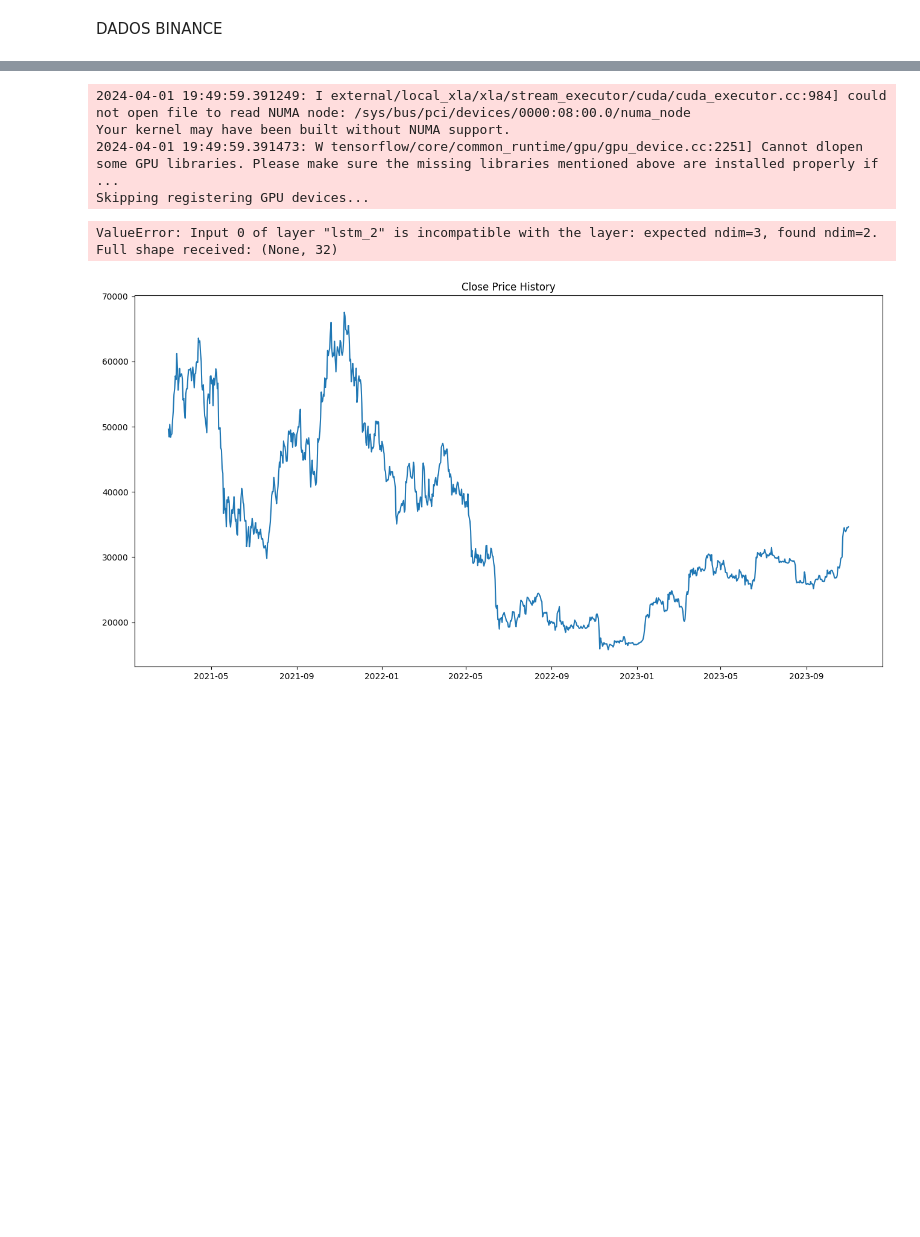
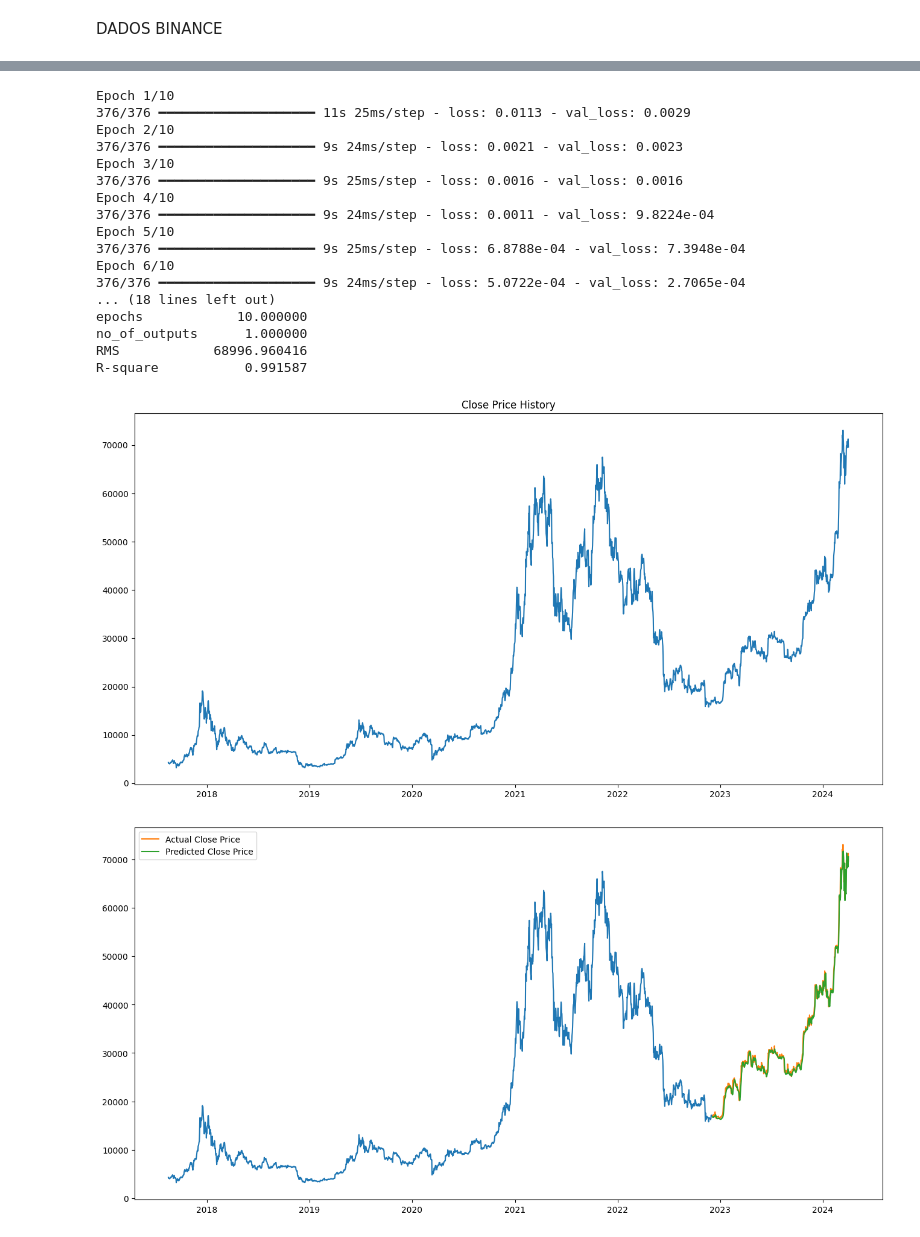
Before and after one commit to JandersonHillebrecht/redeLSTM, a Jupyter notebook: multvariableLSTM.ipynb, the cells around one changed output, grey strips where cells are left out. Drawn from its saved outputs; the diff is of its cells as text; code cells hidden in the pictures; blank space fills up the shorter version.

Commit message:
New code json file version Beta

```diff
--- a/multvariableLSTM.ipynb
+++ b/multvariableLSTM.ipynb
@@ -221,7 +223,7 @@ def get_accuracy(train,valid,new_data,tl,
 
     return rms, r
 
-def run(data_df, params):
+def run(data_df, params, dados):
 
     #Plot the data and check if there are any unexpected anamolies(sudden spikes or dips)
     plt.figure(figsize=(16,8))
@@ -231,16 +233,16 @@ def run(data_df, params):
     #In our model, we will try to predict the future close price of a stock using the past
     #open and close prices of that particular stock. So let's a create a new dataframe with
     #only the 'Date', 'Open' and 'Close' price columns
-    new_data = pd.DataFrame(index=range(0,len(data_df)),columns=['Date', 'Open', 'Close', 'volume'])
+    new_data = pd.DataFrame(index=range(0,len(data_df)),columns=[dados["Date"], dados["Open"], dados["Close"], dados["volume"]])
     for i in range(0,len(data_df)):
-        new_data['Date'][i]  = data_df.index[i]
-        new_data['Open'][i]  = data_df['Open'][i]
-        new_data['Close'][i] = data_df['Close'][i]
-        new_data['volume'][i] = data_df['volume'][i]
+        new_data[dados["Date"]][i]  = data_df.index[i]
+        new_data[dados["Open"]][i]  = data_df[dados["Open"]][i]
+        new_data[dados["Close"]][i] = data_df[dados["Close"]][i]
+        new_data[dados["volume"]][i] = data_df[dados["volume"]][i]
 
     #setting 'Date' column as index and dropping the original column
     new_data.index = new_data.Date
-    new_data.drop('Date', axis=1, inplace=True)
+    new_data.drop(dados["Date"], axis=1, inplace=True)
 
     #80% of the data is used as training set and 20% as test set
     #'test set' here is referred to as 'validatation set'
@@ -267,47 +269,74 @@ def run(data_df, params):
 
     #Conveting the params in dictionary to dataframe, to store all the data
     params_items = params.items()
     params_list  = list(params_items)
     params_df = pd.DataFrame(params_list, index=params.keys())
 
     #Adding errors to the above dataframe
     errors = {'RMS': rms,
               'R-square':r}
     errors_items = errors.items()
     errors_list  = list(errors_items)
     errors_df = pd.DataFrame(errors_list, index=errors.keys())
 
     result_df = pd.concat([params_df,errors_df])
     result_df = result_df.drop([0], axis=1)
 
     return result_df
 
-
 if __name__ == '__main__':
+    #read dados json file
+    with open("dados.json", "r") as json_file:
+        dados = json.load(json_file)
 
     #Readind the data and changing it into pandas dataframe
     data_df = pd.read_csv('dadosBinance.csv', index_col='Date', parse_dates=True)
 
+    #Defining the initial parameters of the model with file json
+    # params = {'offset': dados["offset"],
+    #           'units_1': dados["units_1"],
+    #           'drop_rate_1': dados["drop_rate_1"],
+    #           'units_2': dados["units_2"],
+    #           'drop_rate_2': dados["drop_rate_2"],
+    #           'units_3': dados["units_3"],
+    #           'drop_rate_3': dados["drop_rate_3"],
+    #           'batch_size': dados["batch_size"],
+    #           'epochs': dados["epochs"],
+    #           'no_of_outputs': dados["no_of_outputs"]}
+
     #Defining the initial parameters of the model
     params = {'offset':60,
-              'units_1':32,
-              'drop_rate_1':0,
-              'units_2':32,
-              'drop_rate_2':0,
-              'units_3':32,
-              'drop_rate_3':0,
-              'batch_size':5,
-              'epochs':10,
-              'no_of_outputs':1}
+             'units_1':32,
+             'drop_rate_1':0,
+             'units_2':32,
+             'drop_rate_2':0,
+             'units_3':32,
+             'drop_rate_3':0,
+             'batch_size':5,
+             'epochs':10,
+             'no_of_outputs':1}
 
-    result_df = run(data_df, params)
+    result_df = run(data_df, params, dados)
 
     #Printing the params and errors
     print(result_df)
 # %% [output]
-2024-04-01 19:49:59.391249: I external/local_xla/xla/stream_executor/cuda/cuda_executor.cc:984] could not open file to read NUMA node: /sys/bus/pci/devices/0000:08:00.0/numa_node
-Your kernel may have been built without NUMA support.
-2024-04-01 19:49:59.391473: W tensorflow/core/common_runtime/gpu/gpu_device.cc:2251] Cannot dlopen some GPU libraries. Please make sure the missing libraries mentioned above are installed properly if  ...
-Skipping registering GPU devices...
+Epoch 1/10
+376/376 ━━━━━━━━━━━━━━━━━━━━ 11s 25ms/step - loss: 0.0113 - val_loss: 0.0029
+Epoch 2/10
+376/376 ━━━━━━━━━━━━━━━━━━━━ 9s 24ms/step - loss: 0.0021 - val_loss: 0.0023
+Epoch 3/10
+376/376 ━━━━━━━━━━━━━━━━━━━━ 9s 25ms/step - loss: 0.0016 - val_loss: 0.0016
+Epoch 4/10
+376/376 ━━━━━━━━━━━━━━━━━━━━ 9s 24ms/step - loss: 0.0011 - val_loss: 9.8224e-04
+Epoch 5/10
+376/376 ━━━━━━━━━━━━━━━━━━━━ 9s 25ms/step - loss: 6.8788e-04 - val_loss: 7.3948e-04
+Epoch 6/10
+376/376 ━━━━━━━━━━━━━━━━━━━━ 9s 24ms/step - loss: 5.0722e-04 - val_loss: 2.7065e-04
+... (18 lines left out)
+epochs            10.000000
+no_of_outputs      1.000000
+RMS            68996.960416
+R-square           0.991587
-ValueError: Input 0 of layer "lstm_2" is incompatible with the layer: expected ndim=3, found ndim=2. Full shape received: (None, 32)
-[figure, old version]
+[figure, new version]
+[figure, added]
```
Also changed, not shown: parts of 2 cells of this notebook.
